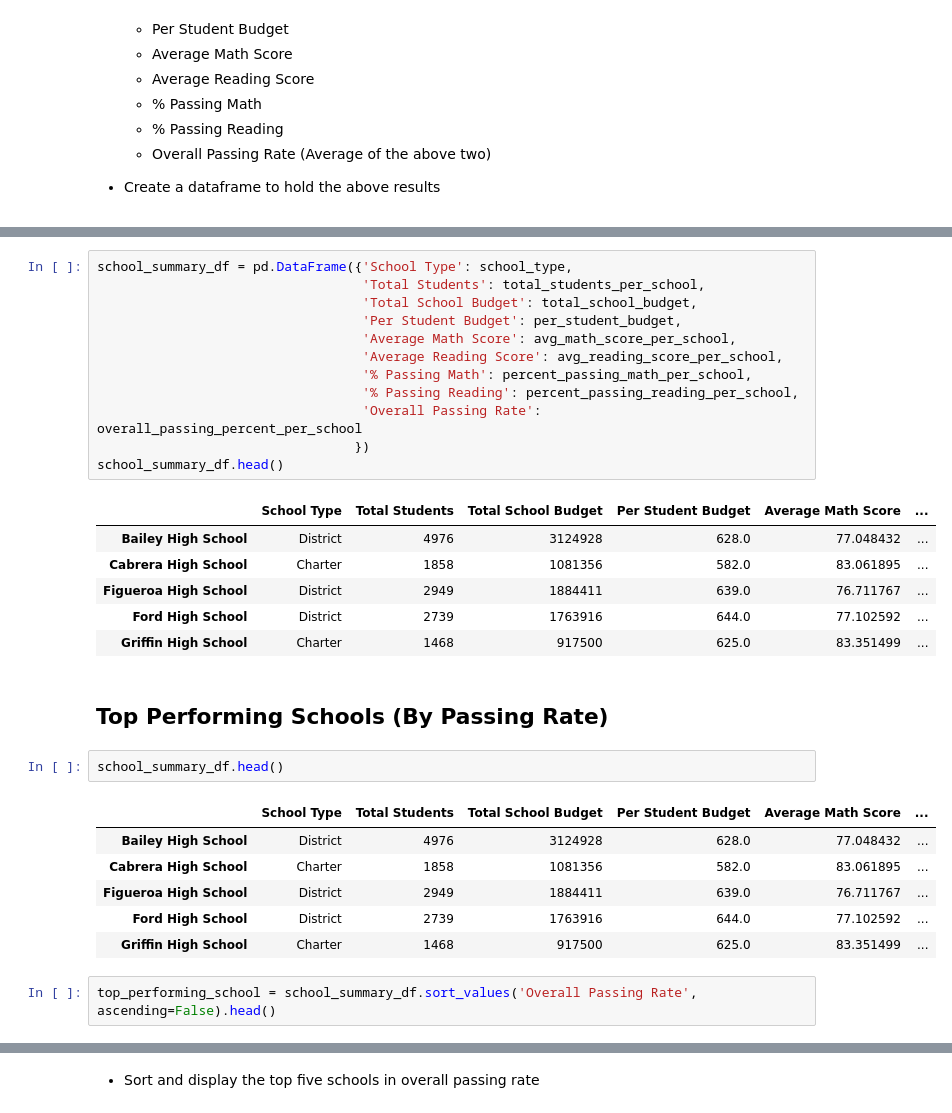
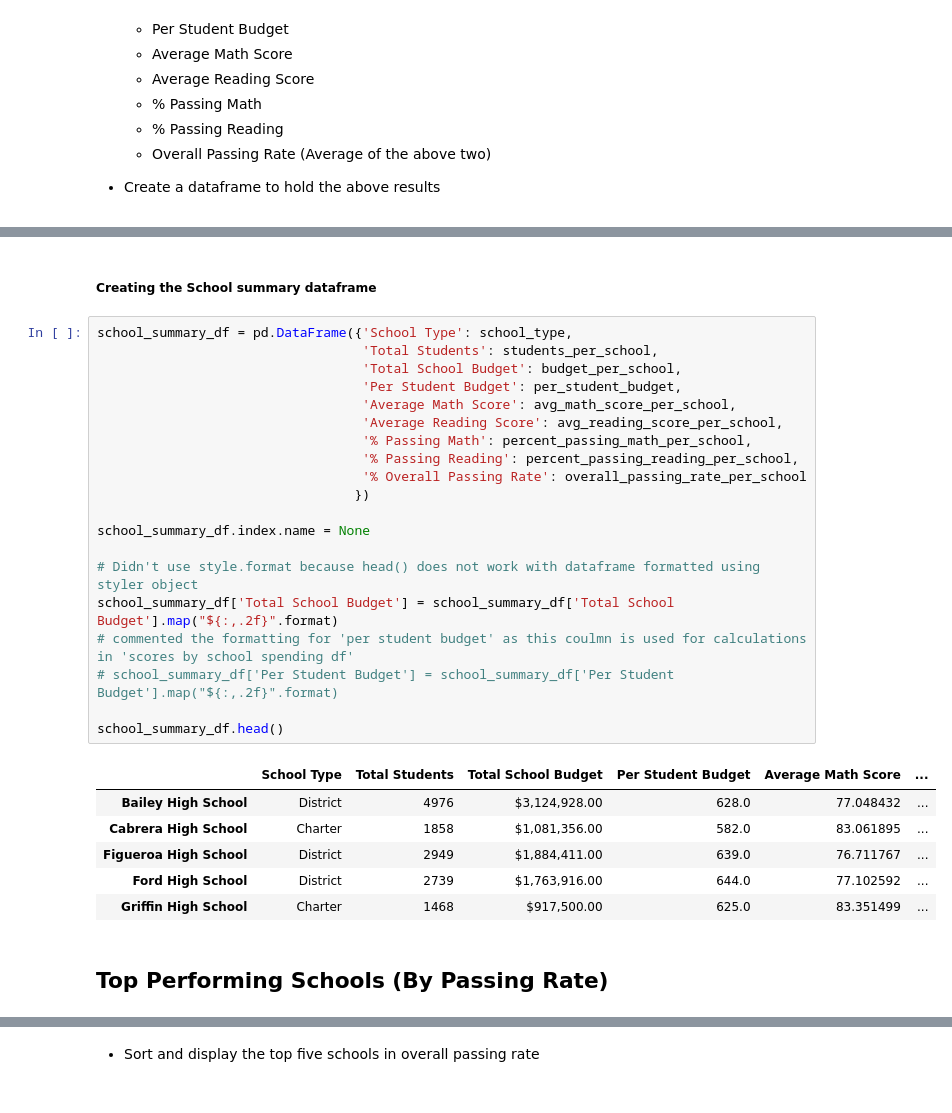
Before and after one commit to esharma3/pandas-challenge, a Jupyter notebook: PyCitySchools/PyCitySchools_starter.ipynb, the cells around one changed output, grey strips where cells are left out. Saved outputs shown, nothing was run; the diff lists cells and outputs as text.

Commit message:
added comments and analysis, removed extra cells

```diff
--- a/PyCitySchools/PyCitySchools_starter.ipynb
+++ b/PyCitySchools/PyCitySchools_starter.ipynb
@@ -365,32 +198,31 @@ Name: school_name, dtype: float64
+# %% [markdown]
+##### Creating the School summary dataframe
 # %%
 school_summary_df = pd.DataFrame({'School Type': school_type,
-                                  'Total Students': total_students_per_school,
-                                  'Total School Budget': total_school_budget,
+                                  'Total Students': students_per_school,
+                                  'Total School Budget': budget_per_school,
                                   'Per Student Budget': per_student_budget,
                                   'Average Math Score': avg_math_score_per_school,
                                   'Average Reading Score': avg_reading_score_per_school,
                                   '% Passing Math': percent_passing_math_per_school,
                                   '% Passing Reading': percent_passing_reading_per_school,
-                                  'Overall Passing Rate': overall_passing_percent_per_school
+                                  '% Overall Passing Rate': overall_passing_rate_per_school
                                  })
+
+school_summary_df.index.name = None
+
+# Didn't use style.format because head() does not work with dataframe formatted using styler object
+school_summary_df['Total School Budget'] = school_summary_df['Total School Budget'].map("${:,.2f}".format)
+# commented the formatting for 'per student budget' as this coulmn is used for calculations in 'scores by school spending df'
+# school_summary_df['Per Student Budget'] = school_summary_df['Per Student Budget'].map("${:,.2f}".format)
+
 school_summary_df.head()
 # %% [output]
 |  | School Type | Total Students | Total School Budget | Per Student Budget | Average Math Score | ... |
-| Bailey High School | District | 4976 | 3124928 | 628.0 | 77.048432 | ... |
-| Cabrera High School | Charter | 1858 | 1081356 | 582.0 | 83.061895 | ... |
-| Figueroa High School | District | 2949 | 1884411 | 639.0 | 76.711767 | ... |
-| Ford High School | District | 2739 | 1763916 | 644.0 | 77.102592 | ... |
-| Griffin High School | Charter | 1468 | 917500 | 625.0 | 83.351499 | ... |
+| Bailey High School | District | 4976 | $3,124,928.00 | 628.0 | 77.048432 | ... |
+| Cabrera High School | Charter | 1858 | $1,081,356.00 | 582.0 | 83.061895 | ... |
+| Figueroa High School | District | 2949 | $1,884,411.00 | 639.0 | 76.711767 | ... |
+| Ford High School | District | 2739 | $1,763,916.00 | 644.0 | 77.102592 | ... |
+| Griffin High School | Charter | 1468 | $917,500.00 | 625.0 | 83.351499 | ... |
 # %% [markdown]
 ## Top Performing Schools (By Passing Rate)
-# %%
-school_summary_df.head()
-# %% [output]
-|  | School Type | Total Students | Total School Budget | Per Student Budget | Average Math Score | ... |
-| Bailey High School | District | 4976 | 3124928 | 628.0 | 77.048432 | ... |
-| Cabrera High School | Charter | 1858 | 1081356 | 582.0 | 83.061895 | ... |
-| Figueroa High School | District | 2949 | 1884411 | 639.0 | 76.711767 | ... |
-| Ford High School | District | 2739 | 1763916 | 644.0 | 77.102592 | ... |
-| Griffin High School | Charter | 1468 | 917500 | 625.0 | 83.351499 | ... |
-# %%
-top_performing_school = school_summary_df.sort_values('Overall Passing Rate', ascending=False).head()
```
Also changed, not shown: parts of 64 cells of this notebook.
